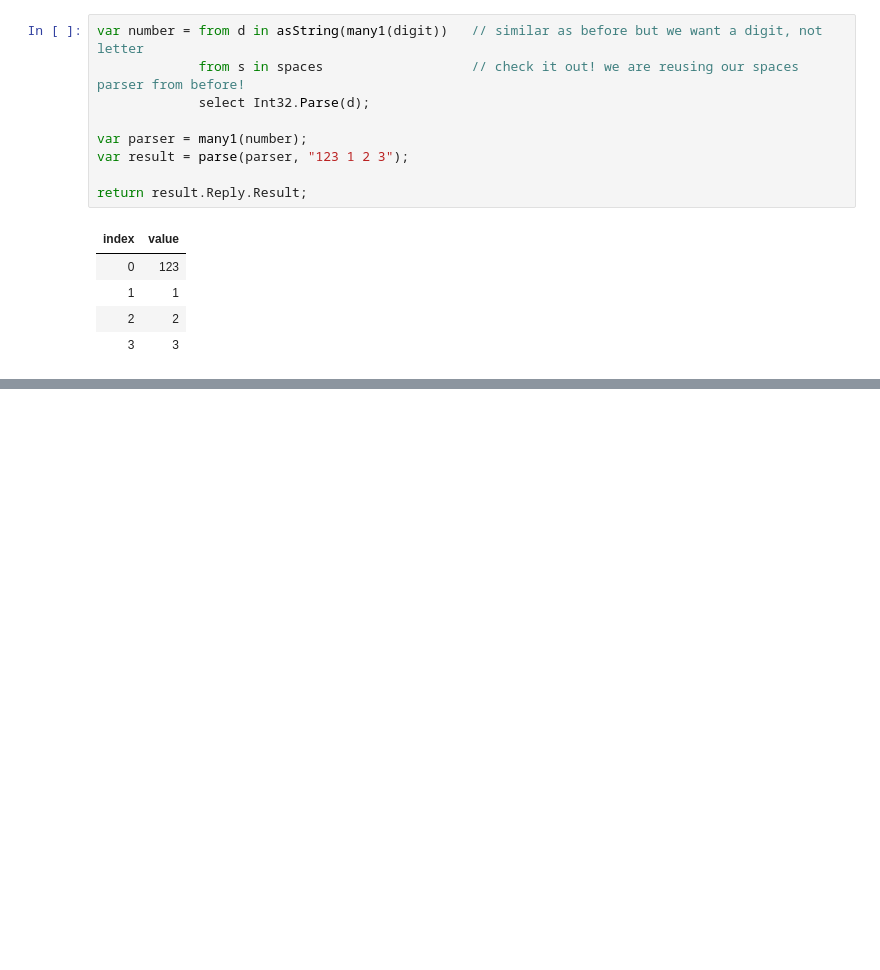
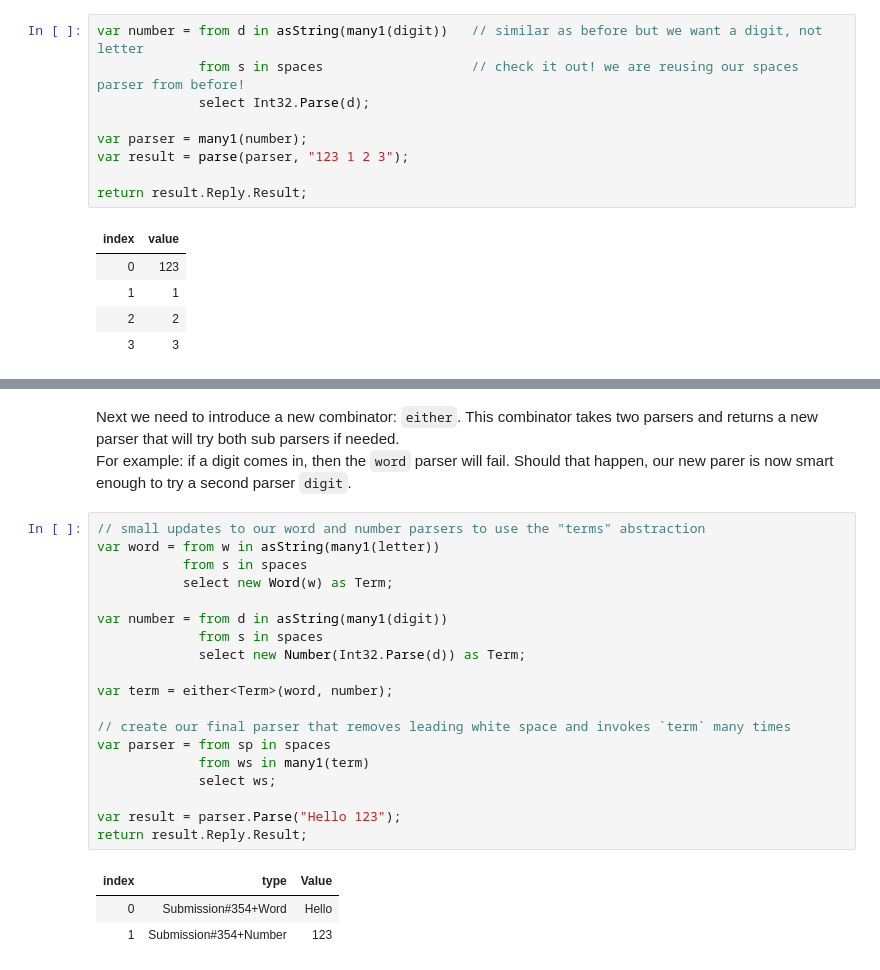
Before and after one commit to qmarsala/FunctionalJourney, a Jupyter notebook: CSharp/functional-csharp-notebook.ipynb, the cells around one changed output, grey strips where cells are left out. Cells and saved outputs as stored; diff of their text form; blank space fills up the shorter version.

```diff
--- a/CSharp/functional-csharp-notebook.ipynb
+++ b/CSharp/functional-csharp-notebook.ipynb
@@ -486,0 +510,26 @@ What about both letters and numbers at the same time?!
+# %% [markdown]
+Next we need to introduce a new combinator: `either`.  This combinator takes two parsers and returns a new parser that will try both sub parsers if needed.
+For example: if a digit comes in, then the `word` parser will fail.  Should that happen, our new parer is now smart enough to try a second parser `digit`.
+# %%
+// small updates to our word and number parsers to use the "terms" abstraction
+var word = from w in asString(many1(letter))
+           from s in spaces
+           select new Word(w) as Term;
+
+var number = from d in asString(many1(digit))
+             from s in spaces
+             select new Number(Int32.Parse(d)) as Term;
+
+var term = either<Term>(word, number);
+
+// create our final parser that removes leading white space and invokes `term` many times
+var parser = from sp in spaces
+             from ws in many1(term)
+             select ws;
+
+var result = parser.Parse("Hello 123");
+return result.Reply.Result;
+# %% [output]
+| index | type | Value |
+| 0 | Submission#354+Word | Hello |
+| 1 | Submission#354+Number | 123 |
```
Also changed, not shown: parts of 17 cells of this notebook.
